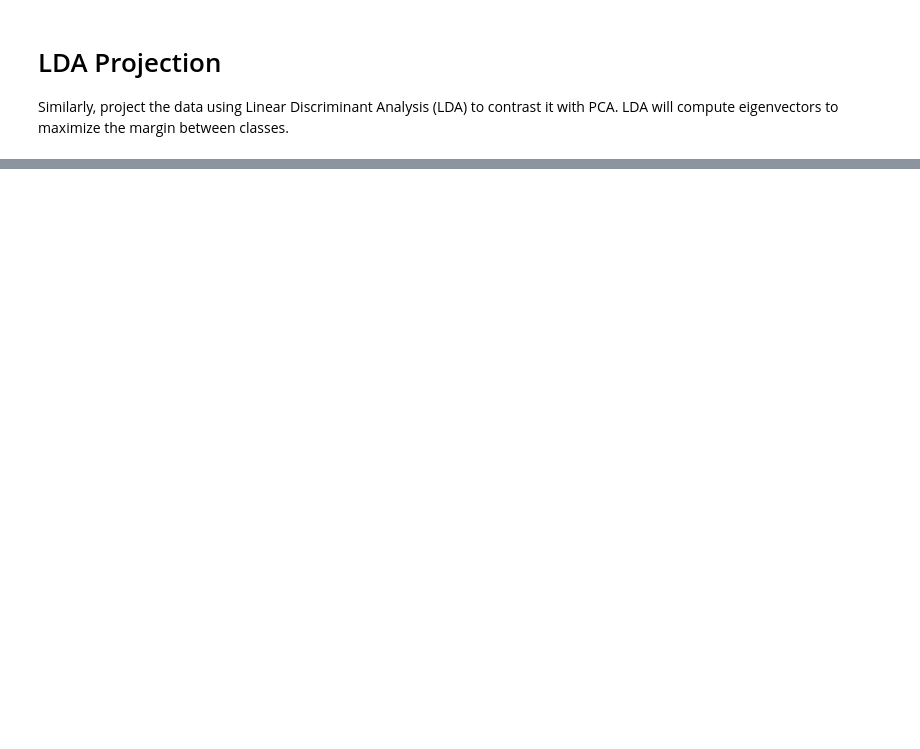
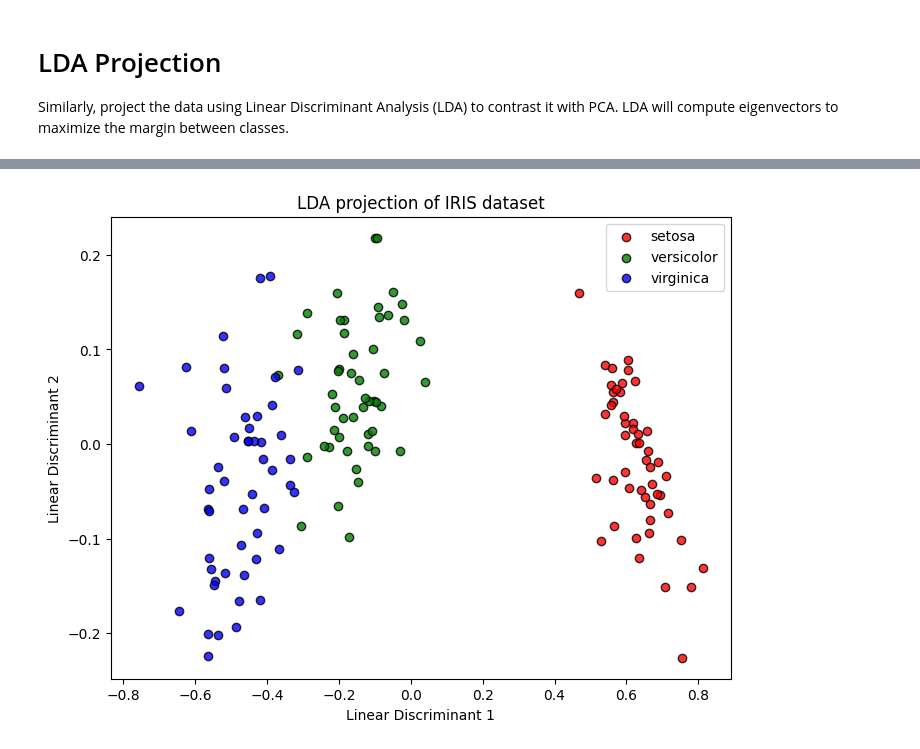
Before and after one commit to mudgician/cs315, a Jupyter notebook: assign1/src/assign1_withnotes.ipynb, the cells around one changed output, grey strips where cells are left out. Drawn from its saved outputs; the diff is of its cells as text; code cells hidden in the pictures; blank space fills up the shorter version.

```diff
--- a/assign1/src/assign1_withnotes.ipynb
+++ b/assign1/src/assign1_withnotes.ipynb
@@ -129,0 +138,83 @@ plt.show()
+# %%
+import numpy as np
+import matplotlib.pyplot as plt
+from sklearn.datasets import load_iris
+
+def lda_via_svd(X, y, n_components=2):
+    """
+    Implements LDA using SVD to avoid explicit matrix inversion.
+    """
+    n_samples, n_features = X.shape
+    classes = np.unique(y)
+    n_classes = len(classes)
+
+    # Compute class priors, class means, and overall mean
+    priors = np.array([np.mean(y == c) for c in classes])
+    class_means = np.array([np.mean(X[y == c], axis=0) for c in classes])
+    overall_mean = np.mean(X, axis=0)
+
+    # 1. Within-class scatter whitening (PCA equivalence)
+    # Center the data per class
+    Xc = np.empty_like(X, dtype=float)
+    for i, c in enumerate(classes):
+        Xc[y == c] = X[y == c] - class_means[i]
+
+    # SVD of centered data (represents within-class scatter)
+    U, S, Vt = np.linalg.svd(Xc, full_matrices=False)
+
+    # Filter zero singular values for numerical stability
+    tol = S[0] * 1e-14
+    keep = S > tol
+    S = S[keep]
+    Vt = Vt[keep]
+
+    # Whitening matrix: V * S^-1
+    scalings = Vt.T @ np.diag(1.0 / S)
+
+    # 2. Between-class scatter on whitened means (PCA on centroids)
+    # Weight the centered means by sqrt(priors * N)
+    M = np.empty((n_classes, scalings.shape[1]))
+    for i in range(n_classes):
+        M[i, :] = np.sqrt(priors[i] * n_samples) * (class_means[i] - overall_mean) @ scalings
+
+    # SVD of between-class scatter
+    U_b, S_b, Vt_b = np.linalg.svd(M, full_matrices=False)
+
+    # Extract the top components
+    rotations = Vt_b.T[:, :n_components]
+
+    # 3. Final projection matrix combining whitening and centroid rotations
+    coef = scalings @ rotations
+
+    # Project the centered data onto the new LDA space
+    return (X - overall_mean) @ coef
+
+# --- Execution and Visualization ---
+if __name__ == "__main__":
+    # Load Iris dataset (strictly for input data generation)
+    iris_data = load_iris()
+    data = iris_data.data
+    labels = iris_data.target
+    colors = ['red', 'green', 'blue']
+
+    # Apply custom LDA
+    data_lda = lda_via_svd(data, labels, n_components=2)
+
+    # Visualize the data projected onto the 2D LDA space
+    plt.figure(figsize=(8, 6))
+    for i, target_name in zip([0, 1, 2], iris_data.target_names):
+        plt.scatter(
+            data_lda[labels == i, 0],
+            data_lda[labels == i, 1],
+            color=colors[i],
+            label=target_name,
+            alpha=0.8,
+            edgecolor='k'
+        )
+    plt.legend(loc='best', shadow=False, scatterpoints=1)
+    plt.title('LDA projection of IRIS dataset')
+    plt.xlabel('Linear Discriminant 1')
+    plt.ylabel('Linear Discriminant 2')
+    plt.show()
+# %% [output]
+[figure, added]
```
Also changed, not shown: parts of 4 cells of this notebook, 5 other files.
